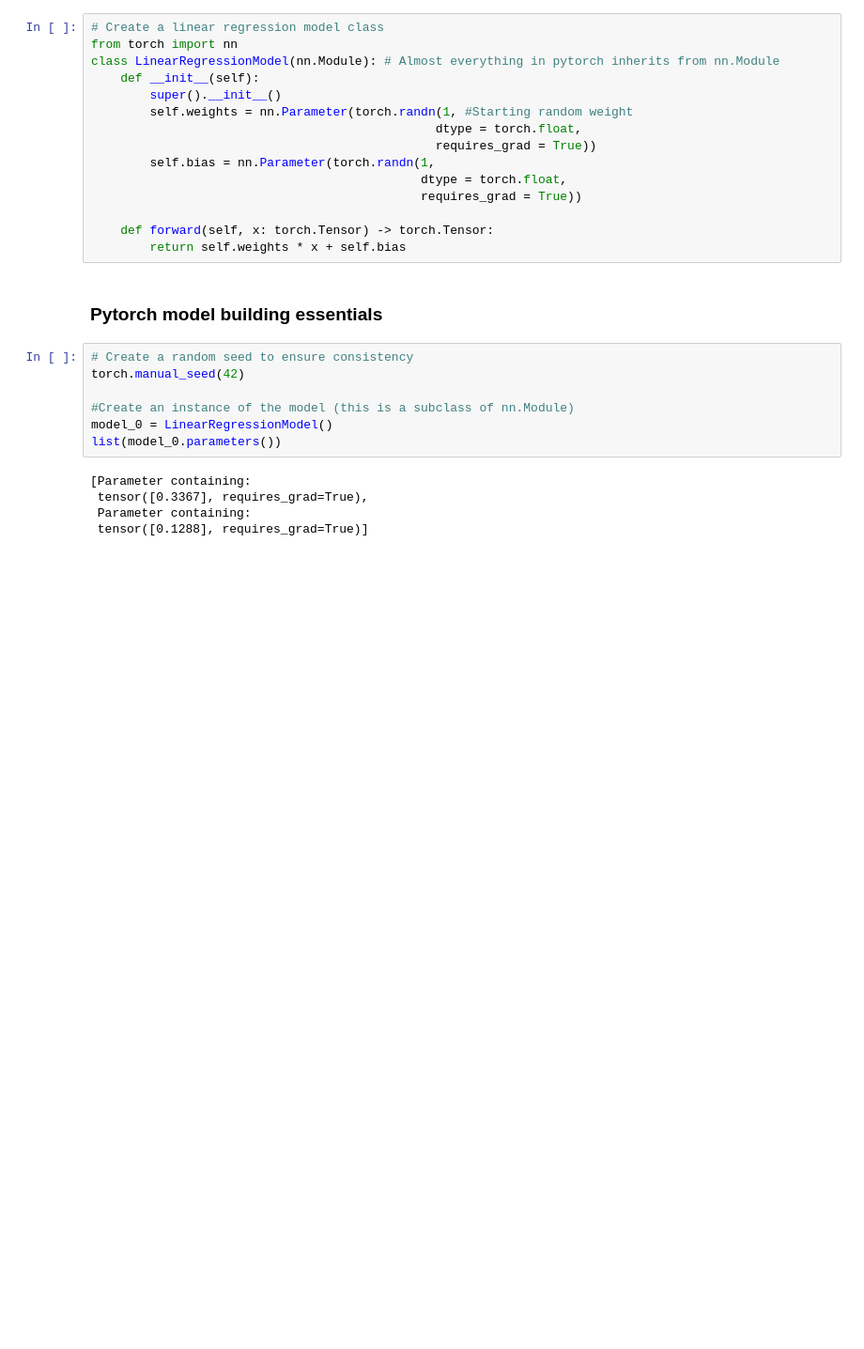
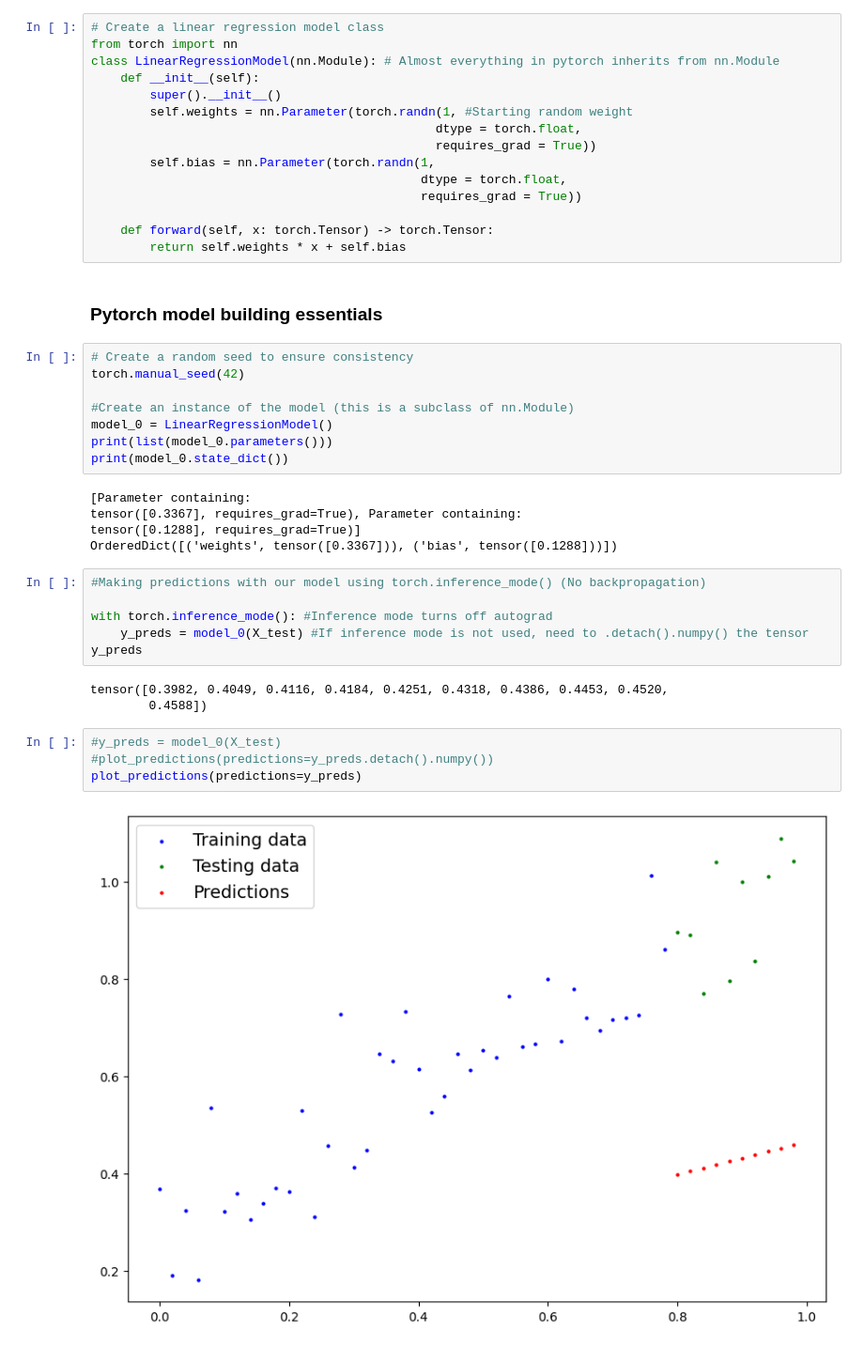
Before and after one commit to pyr0x90/pytorch-deep-learning, a Jupyter notebook: 01_pytorch_workflow_video.ipynb, the cells around one changed output. Shown at 94% size. Saved outputs shown, nothing was run; the diff lists cells and outputs as text; blank space fills up the shorter version.

```diff
--- a/01_pytorch_workflow_video.ipynb
+++ b/01_pytorch_workflow_video.ipynb
@@ -119,9 +119,25 @@ torch.manual_seed(42)
 
 #Create an instance of the model (this is a subclass of nn.Module)
 model_0 = LinearRegressionModel()
-list(model_0.parameters())
+print(list(model_0.parameters()))
+print(model_0.state_dict())
 # %% [output]
 [Parameter containing:
- tensor([0.3367], requires_grad=True),
- Parameter containing:
- tensor([0.1288], requires_grad=True)]
+tensor([0.3367], requires_grad=True), Parameter containing:
+tensor([0.1288], requires_grad=True)]
+OrderedDict([('weights', tensor([0.3367])), ('bias', tensor([0.1288]))])
+# %%
+#Making predictions with our model using torch.inference_mode() (No backpropagation)
+
+with torch.inference_mode(): #Inference mode turns off autograd
+    y_preds = model_0(X_test) #If inference mode is not used, need to .detach().numpy() the tensor
+y_preds
+# %% [output]
+tensor([0.3982, 0.4049, 0.4116, 0.4184, 0.4251, 0.4318, 0.4386, 0.4453, 0.4520,
+        0.4588])
+# %%
+#y_preds = model_0(X_test)
+#plot_predictions(predictions=y_preds.detach().numpy())
+plot_predictions(predictions=y_preds)
+# %% [output]
+[figure, added]
```
Also changed, not shown: parts of 11 cells of this notebook.
